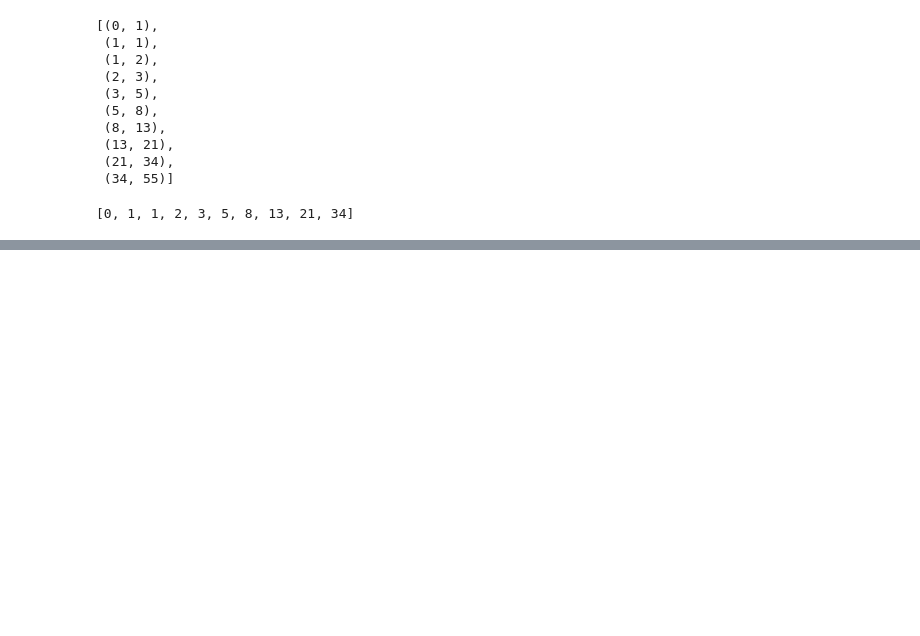
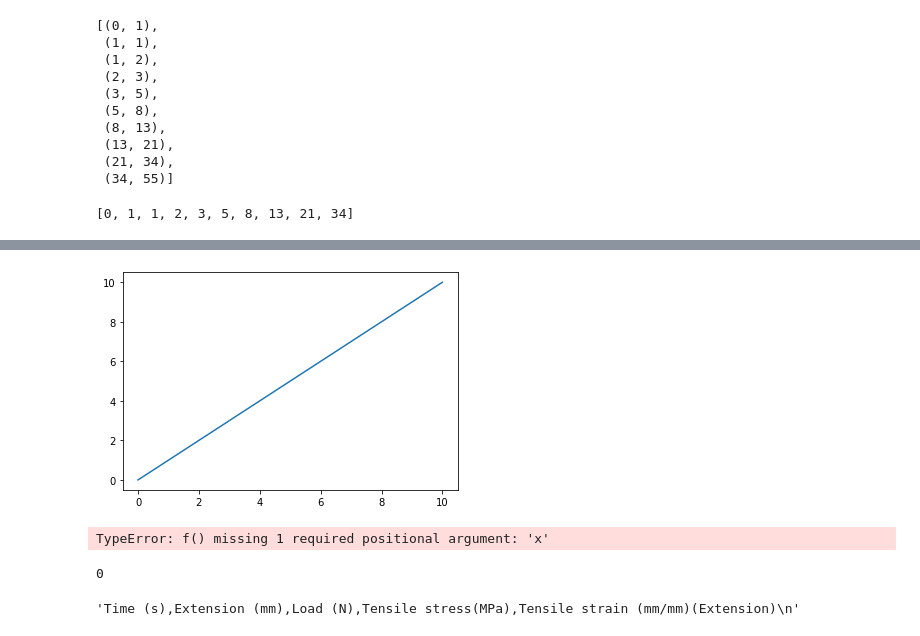
Before and after one commit to JeffreyILipton/ME480, a Jupyter notebook: JupyterNotebooks/HW and Helpers/Scratch.ipynb, the cells around one changed output, grey strips where cells are left out. Saved outputs shown, nothing was run; the diff lists cells and outputs as text; code cells hidden in the pictures; blank space fills up the shorter version.

```diff
--- a/JupyterNotebooks/HW and Helpers/Scratch.ipynb
+++ b/JupyterNotebooks/HW and Helpers/Scratch.ipynb
@@ -277,0 +323,8 @@ list(islice(fibB,0,10))
+# %%
+plotF(h)
+# %% [output]
+[figure, added]
+# %%
+plotF(f)
+# %% [output]
+TypeError: f() missing 1 required positional argument: 'x'
@@ -277,0 +343,8 @@ list(islice(fibB,0,10))
+# %%
+next(g)
+# %% [output]
+0
+# %%
+next(g)
+# %% [output]
+'Time (s),Extension (mm),Load (N),Tensile stress(MPa),Tensile strain (mm/mm)(Extension)\n'
```
Also changed, not shown: parts of 13 cells of this notebook, 1 other file.
